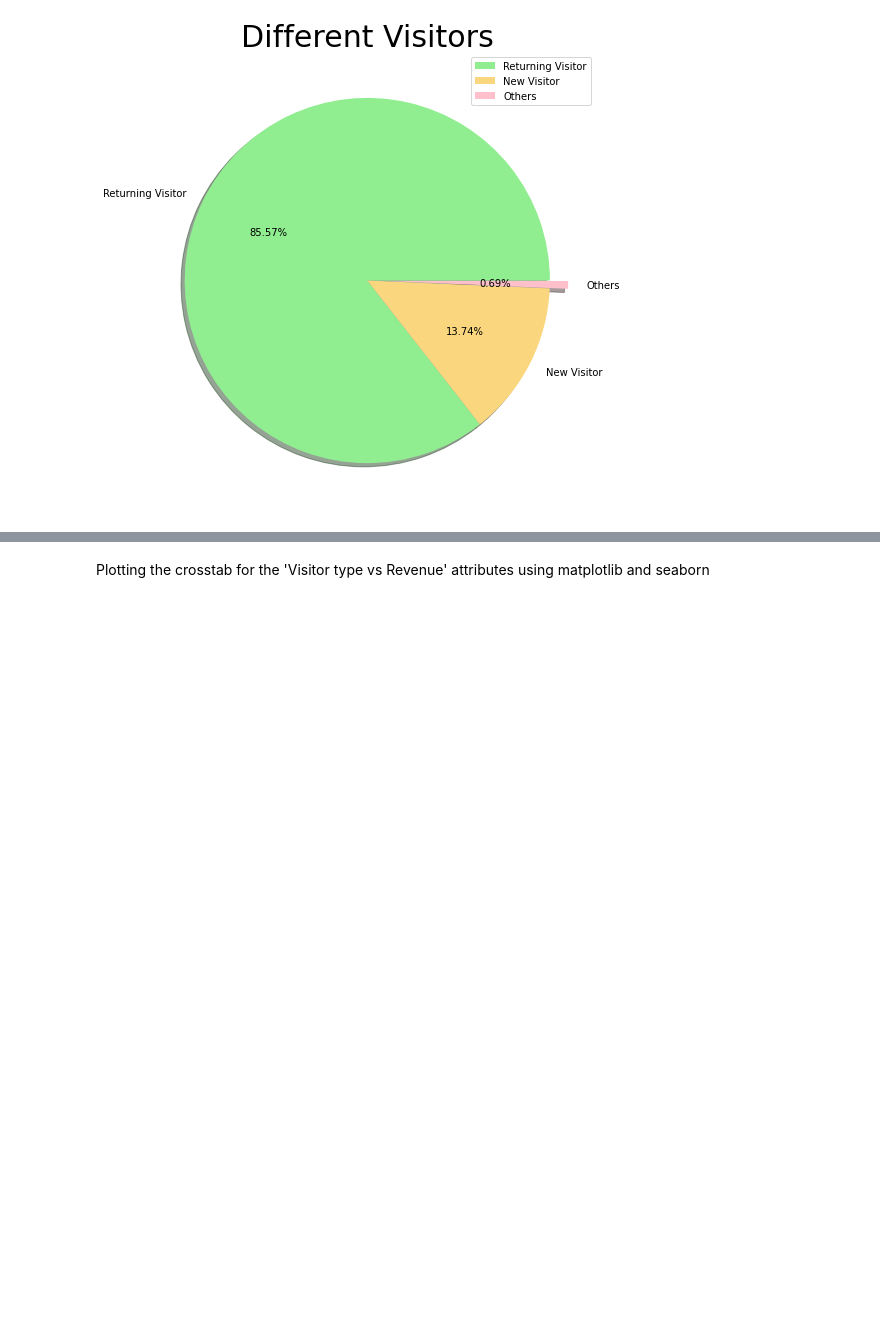
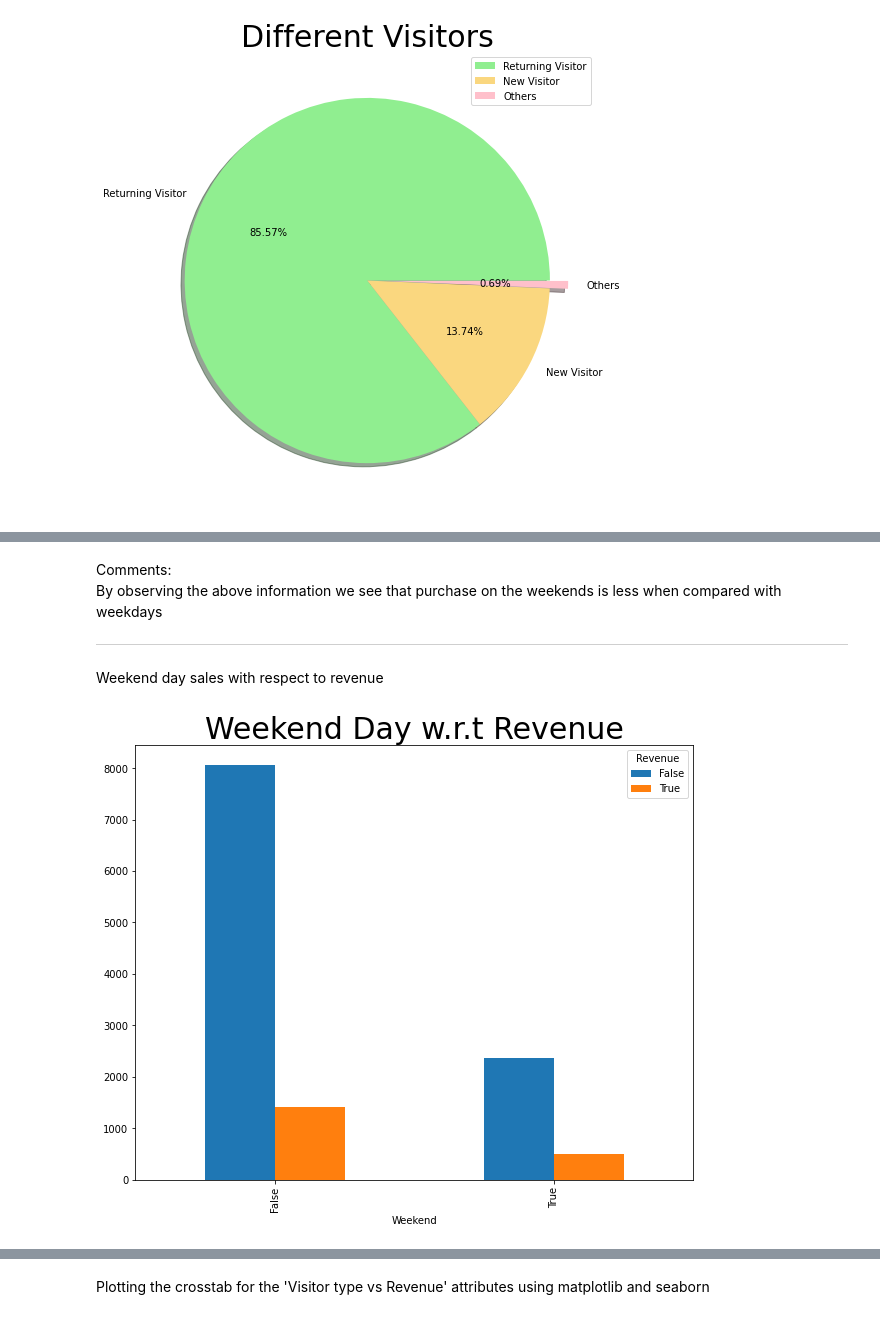
Before and after one commit to harishahamed26/online-shoppers-intension-Machine-learning, a Jupyter notebook: main.ipynb, the cells around one changed output, grey strips where cells are left out. Cells and saved outputs as stored; diff of their text form; code cells hidden in the pictures; blank space fills up the shorter version.

```diff
--- a/main.ipynb
+++ b/main.ipynb
@@ -325,0 +351,19 @@ By observing the above information we see that the percentge of returning visito
+# %% [markdown]
+Comments:
+By observing the above information we see that purchase on the weekends is less when compared with weekdays
+
+---
+# %% [markdown]
+Weekend day sales with respect to revenue
+# %%
+#importing libraries for plots matplotlib
+import matplotlib.pyplot    as plt
+import pandas               as pd
+
+plt.rcParams['figure.figsize'] = (10, 8)
+df_SpecialDay = pd.crosstab(OSI_Data_Original.Weekend, OSI_Data_Original.Revenue)
+df_SpecialDay.plot(kind = 'bar')
+plt.title('Weekend Day w.r.t Revenue', fontsize = 30)
+plt.show()
+# %% [output]
+[figure, added]
```
Also changed, not shown: parts of 14 cells of this notebook.
